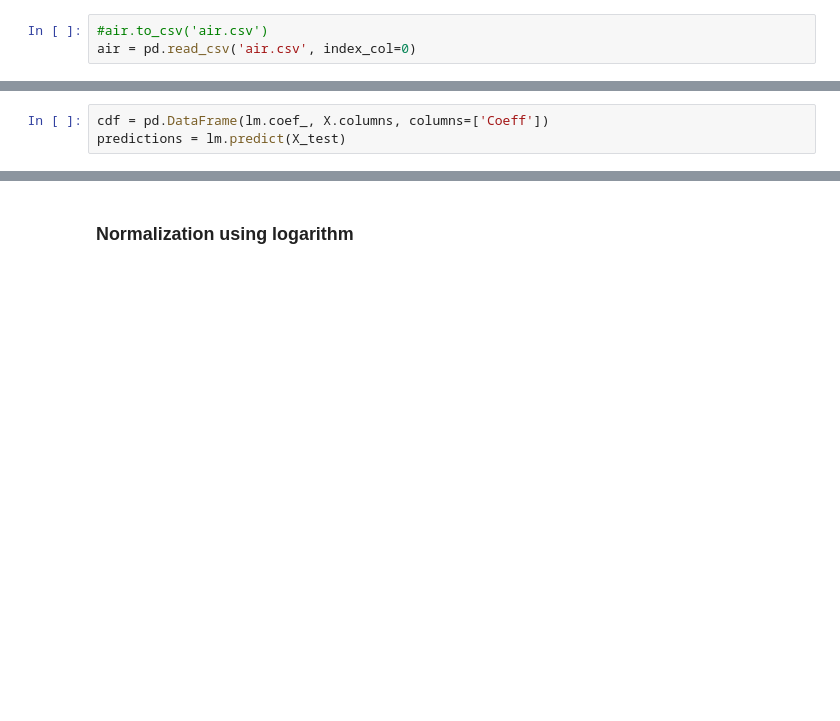
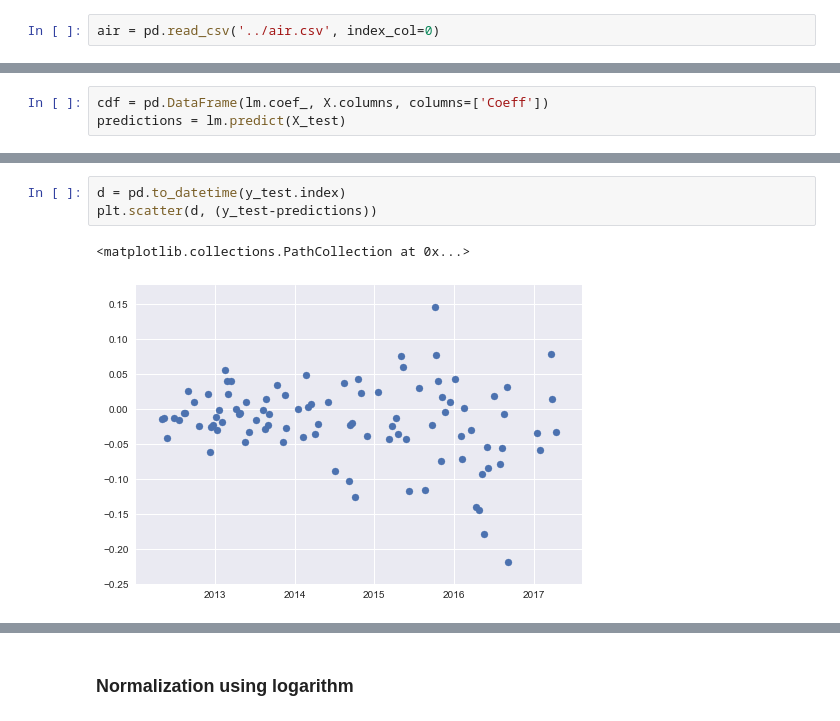
Before and after one commit to peterjhwang/Forecasting-Air-New-Zealand-stock-prices, a Jupyter notebook: Air_NZ_stock_price.ipynb, the cells around one changed output, grey strips where cells are left out. Cells and saved outputs as stored; diff of their text form; blank space fills up the shorter version.

```diff
--- a/Air_NZ_stock_price.ipynb
+++ b/Air_NZ_stock_price.ipynb
@@ -262,7 +272,6 @@ airNZ_rate = airNZ_rate[cols]
 # %% [markdown]
 The Google Trend data and Stock data are kept changing, so the research uses the data on 21/4/2017 store into csv files. The main purpose is to remove outliers. Fron now on, the report finds several models based on the files.
 # %%
-#air.to_csv('air.csv')
-air = pd.read_csv('air.csv', index_col=0)
+air = pd.read_csv('../air.csv', index_col=0)
 # %%
 air.head()
@@ -612 +858,7 @@ plt.scatter(y_test, predictions)
+# %%
+d = pd.to_datetime(y_test.index)
+plt.scatter(d, (y_test-predictions))
+# %% [output]
+<matplotlib.collections.PathCollection at 0x...>
+[figure, added]
 # %%
```
Also changed, not shown: parts of 78 cells of this notebook, 2 other files.
